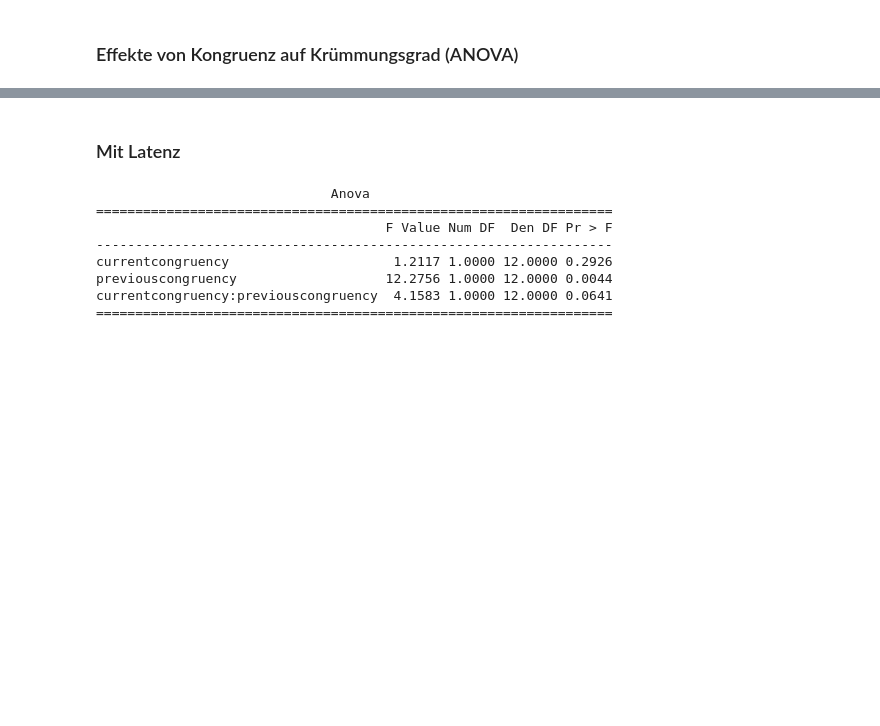
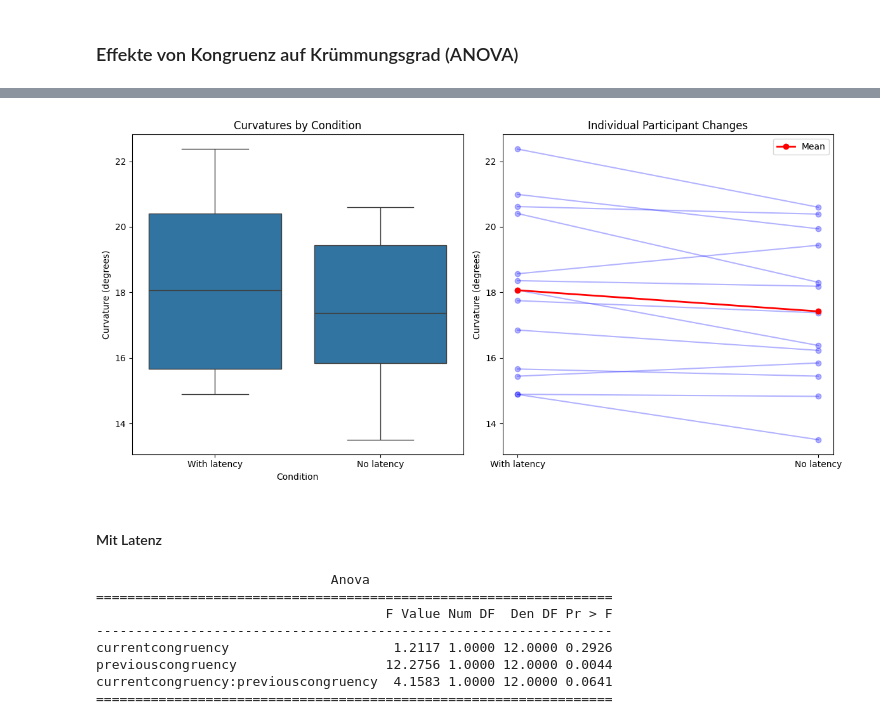
Before and after one commit to Michael1Mueller/continuousSimonTask, a Jupyter notebook: preprocessing.ipynb, the cells around one changed output, grey strips where cells are left out. Drawn from its saved outputs; the diff is of its cells as text; code cells hidden in the pictures; blank space fills up the shorter version.

Commit message:
curvature analysis between conditions

```diff
--- a/preprocessing.ipynb
+++ b/preprocessing.ipynb
@@ -818,0 +821,15 @@ visualize_trajectories(combined_with_latency_final_preprocessed)
+# %%
+mean_curvature_with_latency = combined_with_latency_final_preprocessed.groupby('participant_num')['normalized_curvature'].mean()
+mean_curvature_no_latency = combined_no_latency_final_preprocessed.groupby('participant_num')['normalized_curvature'].mean()
+
+comparison_df_curvature = pd.DataFrame({
+    'participant_num': mean_curvature_with_latency.index,
+    'curvature_with_latency': mean_curvature_with_latency.values,
+    'curvature_no_latency': mean_curvature_no_latency.values
+})
+
+# Calculate difference scores
+comparison_df_curvature['curvature_difference'] = comparison_df_curvature['curvature_with_latency'] - comparison_df_curvature['curvature_no_latency']
+
+# Run paired t-test
+t_stat, p_value = ttest_rel(comparison_df_curvature['curvature_with_latency'], comparison_df_curvature['curvature_no_latency'])
@@ -819,5 +861,40 @@ visualize_trajectories(combined_with_latency_final_preprocessed)
+# %%
+# Visualize the results
+plt.figure(figsize=(12, 6))
+
+# 1. Create a boxplot comparing conditions
+plt.subplot(1, 2, 1)
+comparison_long = pd.melt(comparison_df_curvature,
+                          id_vars=['participant_num'],
+                          value_vars=['curvature_with_latency', 'curvature_no_latency'],
+                          var_name='condition', value_name='curvature degrees')
+sns.boxplot(x='condition', y='curvature degrees', data=comparison_long)
+plt.title('Curvatures by Condition')
+plt.xlabel('Condition')
+plt.ylabel('Curvature (degrees)')
+plt.xticks([0, 1], ['With latency', 'No latency'])
+
+# 2. Create a paired plot showing individual differences
+plt.subplot(1, 2, 2)
+for i, row in comparison_df_curvature.iterrows():
+    plt.plot([1, 2], [row['curvature_with_latency'], row['curvature_no_latency']],
+             'o-', alpha=0.3, color='blue')
+
+plt.plot([1, 2], [comparison_df_curvature['curvature_with_latency'].mean(),
+                  comparison_df_curvature['curvature_no_latency'].mean()],
+         'o-', linewidth=2, color='red', label='Mean')
+
+plt.title('Individual Participant Changes')
+plt.ylabel('Curvature (degrees)')
+plt.xticks([1, 2], ['With latency', 'No latency'])
+plt.legend()
+
+plt.tight_layout()
+plt.show()
+# %% [output]
+[figure, added]
 # %% [markdown]
-### Mit Latenz
+#### Mit Latenz
 # %%
 #need to aggregate because each participant has multiple trials with same conditions
 aggregated_df_with_latency_curvature = combined_with_latency_final_preprocessed.groupby(['participant_num', 'currentcongruency', 'previouscongruency'])['normalized_curvature'].mean().reset_index()
```
Also changed, not shown: parts of 3 cells of this notebook.
